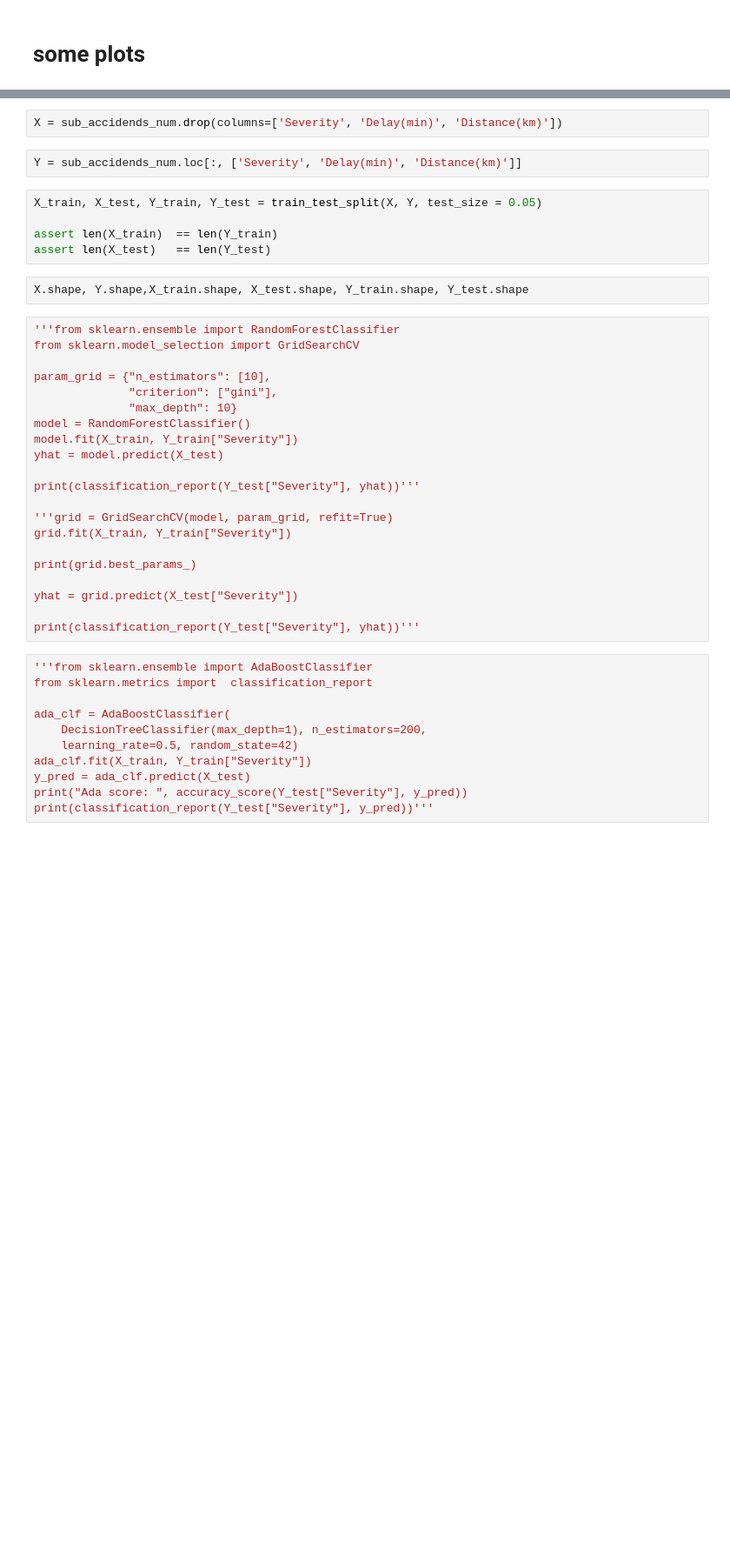
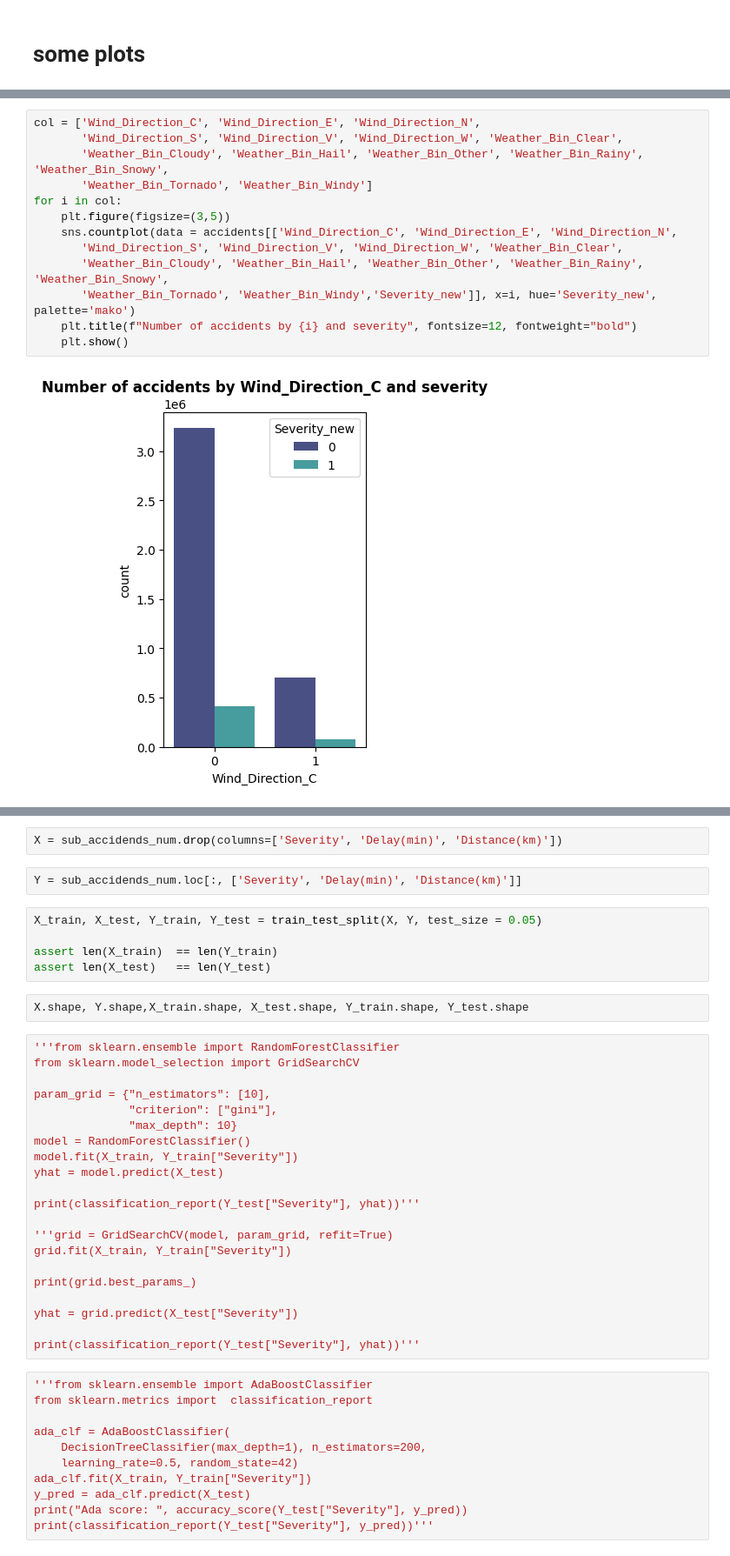
Before and after one commit to reza370/ML_group_project, a Jupyter notebook: accidents.ipynb, the cells around one changed output, grey strips where cells are left out. Shown at 87% size. Drawn from its saved outputs; the diff is of its cells as text; blank space fills up the shorter version.

```diff
--- a/accidents.ipynb
+++ b/accidents.ipynb
@@ -422,0 +491,15 @@ plt.title("Number of Accidents per Month", fontsize=14, fontweight="bold")'''
+# %%
+col = ['Wind_Direction_C', 'Wind_Direction_E', 'Wind_Direction_N',
+       'Wind_Direction_S', 'Wind_Direction_V', 'Wind_Direction_W', 'Weather_Bin_Clear',
+       'Weather_Bin_Cloudy', 'Weather_Bin_Hail', 'Weather_Bin_Other', 'Weather_Bin_Rainy', 'Weather_Bin_Snowy',
+       'Weather_Bin_Tornado', 'Weather_Bin_Windy']
+for i in col:
+    plt.figure(figsize=(3,5))
+    sns.countplot(data = accidents[['Wind_Direction_C', 'Wind_Direction_E', 'Wind_Direction_N',
+       'Wind_Direction_S', 'Wind_Direction_V', 'Wind_Direction_W', 'Weather_Bin_Clear',
+       'Weather_Bin_Cloudy', 'Weather_Bin_Hail', 'Weather_Bin_Other', 'Weather_Bin_Rainy', 'Weather_Bin_Snowy',
+       'Weather_Bin_Tornado', 'Weather_Bin_Windy','Severity_new']], x=i, hue='Severity_new', palette='mako')
+    plt.title(f"Number of accidents by {i} and severity", fontsize=12, fontweight="bold")
+    plt.show()
+# %% [output]
+[figure, added]
```
Also changed, not shown: parts of 31 cells of this notebook.
